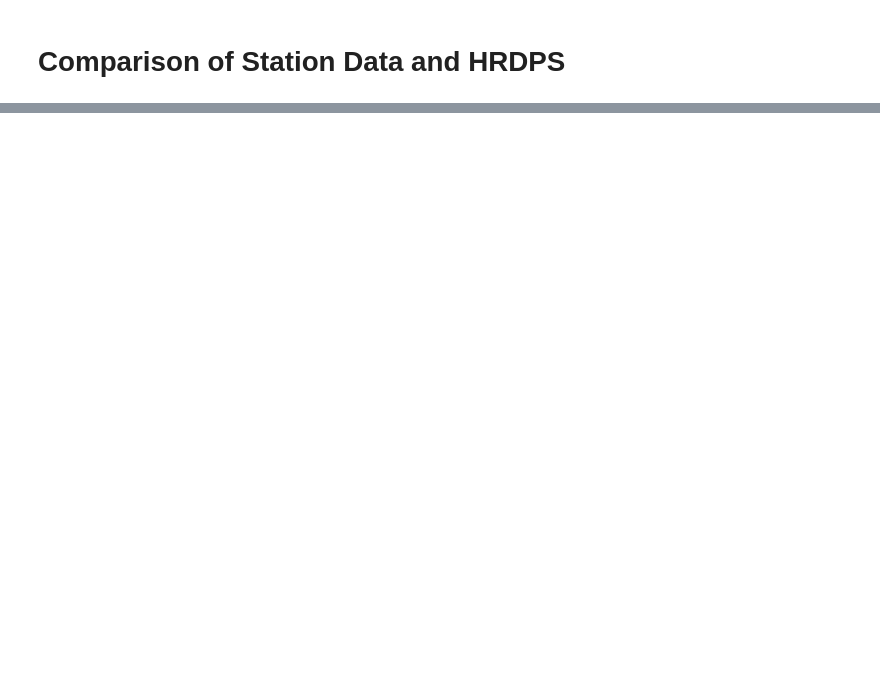
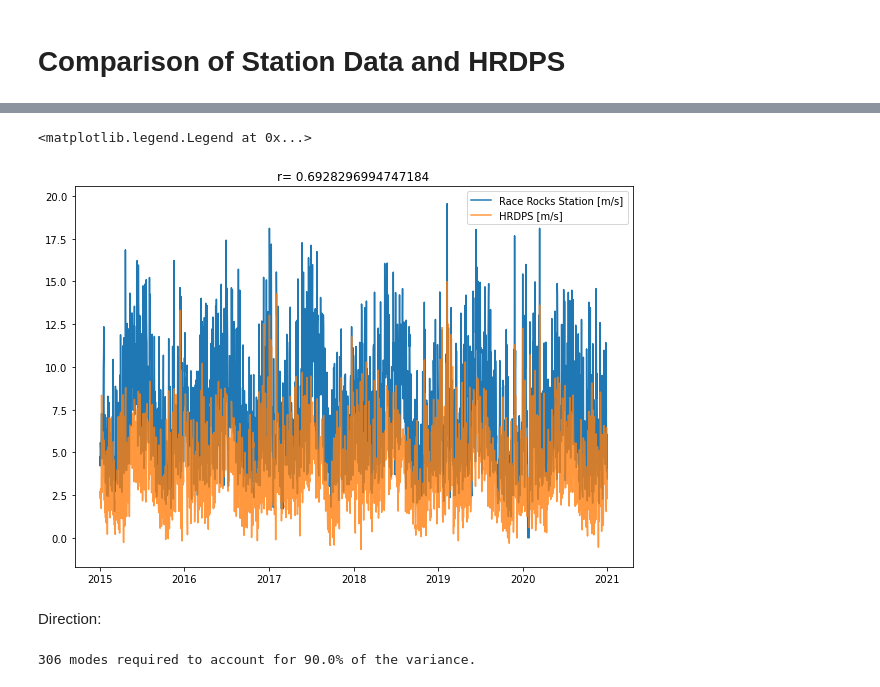
Before and after one commit to rbeutel/eosc510, a Jupyter notebook: Station_HRDPS.ipynb, the cells around one changed output, grey strips where cells are left out. Cells and saved outputs as stored; diff of their text form; code cells hidden in the pictures; blank space fills up the shorter version.

```diff
--- a/Station_HRDPS.ipynb
+++ b/Station_HRDPS.ipynb
@@ -96,0 +128,36 @@ np.shape(Uhrdps) #i noticed through this that this is the hourly data, perhaps r
+# %%
+#add seasonal cycle back
+#first we need to remove all irrelevant infro from season_speed (only care about the tile closest to RaceRocks)
+#season_speed = season_speed[ind,:]
+
+#then make this cycle for the full 6 year run and add to the reconstructed data
+nyears=6
+REC = REC+ np.tile(season_speed,(1,nyears))
+REC = REC[0,:]
+# %%
+#calculate the correlation between racerocks and HRDPS
+r = np.corrcoef(REC,RR_davg['Wind Spd (km/h)']*1000*(1/3600))[0][1]
+# %%
+plt.figure(figsize=(10,7))
+plt.plot(time2015,RR_davg['Wind Spd (km/h)']*1000*(1/3600),label='Race Rocks Station [m/s]')#,alpha=0.9)
+plt.plot(time2015,REC,alpha=0.8,label='HRDPS [m/s]')
+plt.title('r= '+str(r))
+plt.legend()
+# %% [output]
+<matplotlib.legend.Legend at 0x...>
+[figure, added]
+# %% [markdown]
+Direction:
+# %%
+#determine the number of modes required for x% variance to be explained in direction
+x= 0.90
+kk = 0
+
+for i in range(len(direc_fracvar)):
+    kk+=direc_fracvar[i]
+    if kk >= x:
+        n=i
+        break
+print(str(n)+" modes required to account for " +str(x*100)+"% of the variance.")
+# %% [output]
+306 modes required to account for 90.0% of the variance.
```
Also changed, not shown: parts of 31 cells of this notebook, 4 other files.
